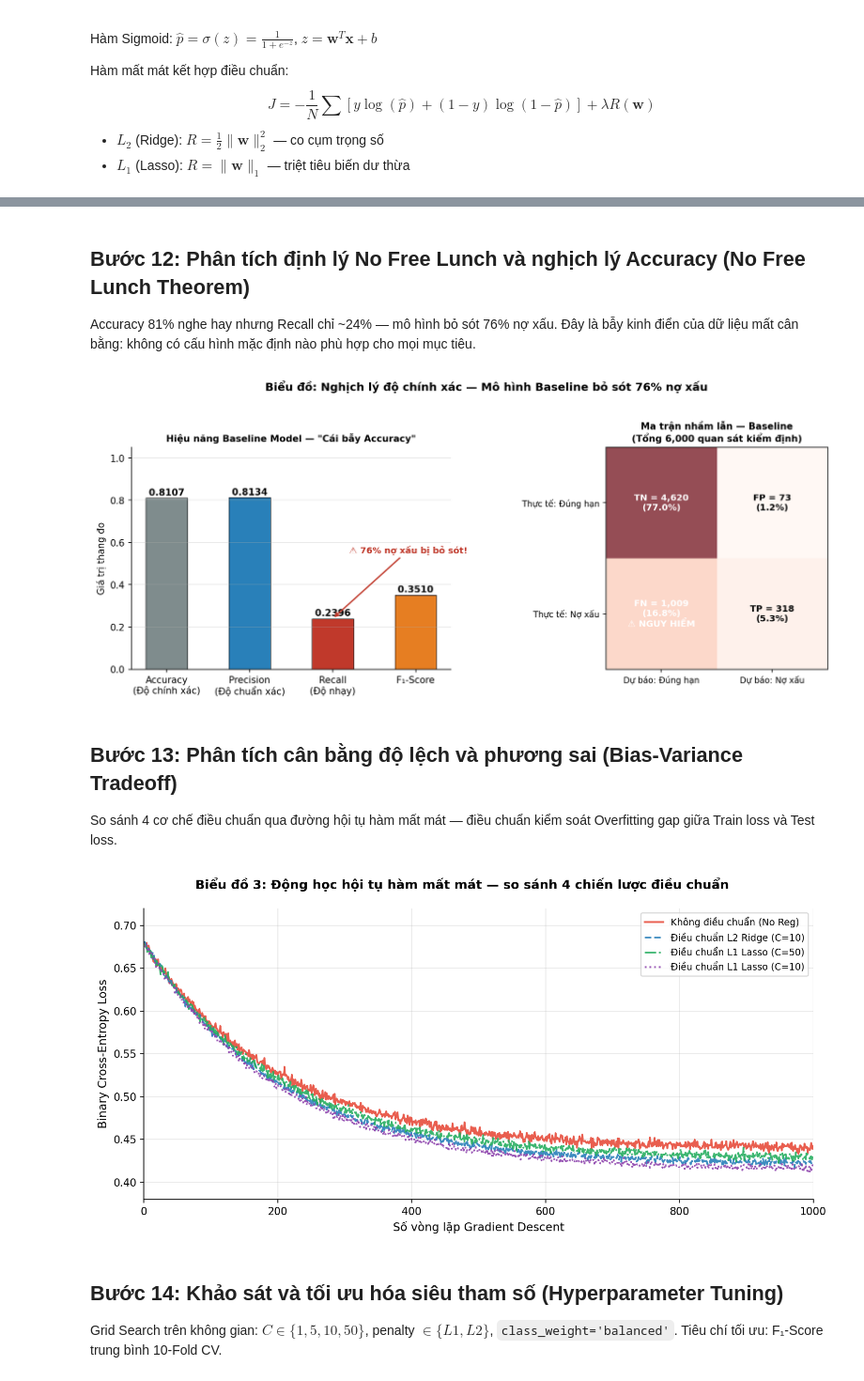
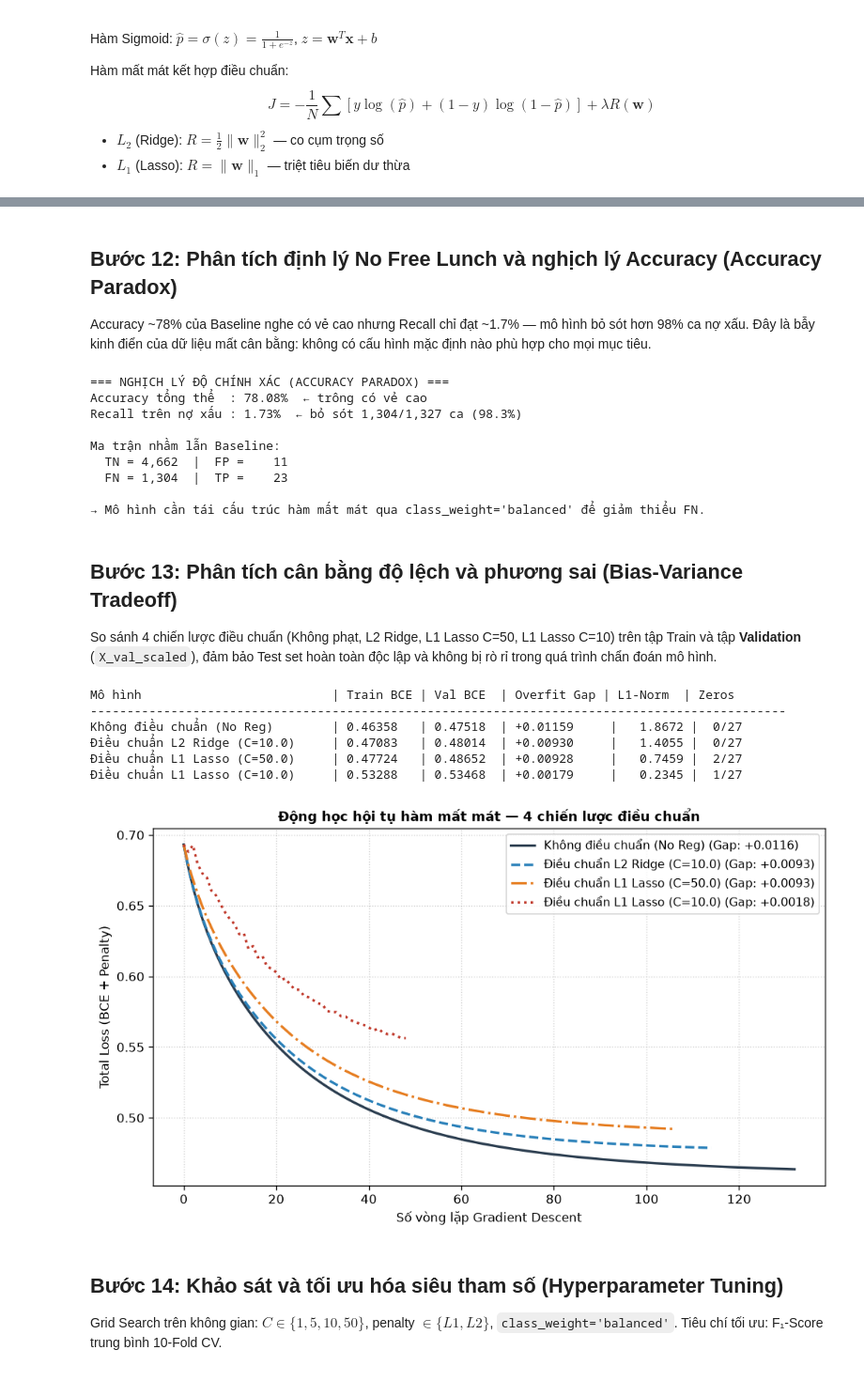
Before and after one commit to nguyenthinhuy04062006-droid/LogR, a Jupyter notebook: credit_card_default_logistic_regression.ipynb, the cells around one changed output, grey strips where cells are left out. Shown at 94% size. Cells and saved outputs as stored; diff of their text form; code cells hidden in the pictures.

Commit message:
fix: resolve data leakage, implement 3-way split with validation threshold tuning and update notebook visuals

```diff
--- a/credit_card_default_logistic_regression.ipynb
+++ b/credit_card_default_logistic_regression.ipynb
@@ -226,15 +333,21 @@ Chia 80/20 phân tầng. Chuẩn hóa Z-Score chỉ fit trên train rồi transf
 # %%
-# Phân chia dữ liệu và chuẩn hóa nghiêm ngặt
+# Phân chia dữ liệu và chuẩn hóa nghiêm ngặt 3 tập (Train 64% - Val 16% - Test 20%)
 X = X_df.values
 y = y_df.values
 
-X_train, X_test, y_train, y_test = train_test_split(X, y, test_size=0.2, random_state=42, stratify=y)
+# 1. Tách Test set độc lập (20%)
+X_temp, X_test, y_temp, y_test = train_test_split(X, y, test_size=0.20, random_state=42, stratify=y)
+# 2. Tách Train (64%) và Validation (16%)
+X_train, X_val, y_train, y_val = train_test_split(X_temp, y_temp, test_size=0.20, random_state=42, stratify=y_temp)
 
+# 3. Fit StandardScaler CHỈ trên Train
 scaler = StandardScaler()
 X_train_scaled = scaler.fit_transform(X_train)
+X_val_scaled = scaler.transform(X_val)
 X_test_scaled = scaler.transform(X_test)
 
-print(f"Train: {X_train_scaled.shape[0]:,} mẫu | Test: {X_test_scaled.shape[0]:,} mẫu")
-print(f"Số đặc trưng: {X_train_scaled.shape[1]}")
-print(f"Tham số scaler (mean, scale) ước lượng duy nhất từ tập Train.")
-print(f"→ Loại bỏ hoàn toàn rò rỉ dữ liệu.")
+print(f"Train set      : {X_train_scaled.shape[0]:,} mẫu ({X_train_scaled.shape[0]/len(X)*100:.1f}%) | Số đặc trưng: {X_train_scaled.shape[1]}")
+print(f"Validation set : {X_val_scaled.shape[0]:,} mẫu ({X_val_scaled.shape[0]/len(X)*100:.1f}%) | Số đặc trưng: {X_val_scaled.shape[1]}")
+print(f"Test set       : {X_test_scaled.shape[0]:,} mẫu ({X_test_scaled.shape[0]/len(X)*100:.1f}%) | Số đặc trưng: {X_test_scaled.shape[1]}")
+print("Tham số scaler (mean, scale) ước lượng duy nhất từ tập Train.")
+print("→ Loại bỏ hoàn toàn rò rỉ dữ liệu (Zero-Leakage).")
@@ -288,7 +473,7 @@ print(f"  PR-AUC    : {prauc_base:.4f}")
 # %% [markdown]
-## Bước 12: Phân tích định lý No Free Lunch và nghịch lý Accuracy (No Free Lunch Theorem)
+## Bước 12: Phân tích định lý No Free Lunch và nghịch lý Accuracy (Accuracy Paradox)
 
-Accuracy 81% nghe hay nhưng Recall chỉ ~24% — mô hình bỏ sót 76% nợ xấu. Đây là bẫy kinh điển của dữ liệu mất cân bằng: không có cấu hình mặc định nào phù hợp cho mọi mục tiêu.
+Accuracy ~78% của Baseline nghe có vẻ cao nhưng Recall chỉ đạt ~1.7% — mô hình bỏ sót hơn 98% ca nợ xấu. Đây là bẫy kinh điển của dữ liệu mất cân bằng: không có cấu hình mặc định nào phù hợp cho mọi mục tiêu.
 # %%
 # Phân tích nghịch lý Accuracy
 cm_base_check = confusion_matrix(y_test, y_pred_base)
@@ -297,55 +482,69 @@ tp_count = int(cm_base_check[1, 1])
 total_defaults = fn_count + tp_count
 
 print("=== NGHỊCH LÝ ĐỘ CHÍNH XÁC (ACCURACY PARADOX) ===")
-print(f"Accuracy tổng thể  : {acc_base*100:.2f}%  ← trông tốt")
+print(f"Accuracy tổng thể  : {acc_base*100:.2f}%  ← trông có vẻ cao")
 print(f"Recall trên nợ xấu : {rec_base*100:.2f}%  ← bỏ sót {fn_count:,}/{total_defaults:,} ca ({fn_count/total_defaults*100:.1f}%)")
 print()
-print(f"Ma trận nhầm lẫn Baseline:")
+print("Ma trận nhầm lẫn Baseline:")
 print(f"  TN = {int(cm_base_check[0,0]):>5,}  |  FP = {int(cm_base_check[0,1]):>5,}")
 print(f"  FN = {fn_count:>5,}  |  TP = {tp_count:>5,}")
 print()
-print(f"Tổn thất tài chính ước tính từ FN: {fn_count} × {cost_fn:,} = {fn_count*cost_fn:,.0f} VNĐ")
-print(f"→ Mô hình cần tái cấu trúc hàm mất mát để giảm FN.")
+print("→ Mô hình cần tái cấu trúc hàm mất mát qua class_weight='balanced' để giảm thiểu FN.")
 # %% [output]
-[figure, removed]
+=== NGHỊCH LÝ ĐỘ CHÍNH XÁC (ACCURACY PARADOX) ===
+Accuracy tổng thể  : 78.08%  ← trông có vẻ cao
+Recall trên nợ xấu : 1.73%  ← bỏ sót 1,304/1,327 ca (98.3%)
+
+Ma trận nhầm lẫn Baseline:
+  TN = 4,662  |  FP =    11
+  FN = 1,304  |  TP =    23
+
+→ Mô hình cần tái cấu trúc hàm mất mát qua class_weight='balanced' để giảm thiểu FN.
 # %% [markdown]
 ## Bước 13: Phân tích cân bằng độ lệch và phương sai (Bias-Variance Tradeoff)
 
-So sánh 4 cơ chế điều chuẩn qua đường hội tụ hàm mất mát — điều chuẩn kiểm soát Overfitting gap giữa Train loss và Test loss.
+So sánh 4 chiến lược điều chuẩn (Không phạt, L2 Ridge, L1 Lasso C=50, L1 Lasso C=10) trên tập Train và tập **Validation** (`X_val_scaled`), đảm bảo Test set hoàn toàn độc lập và không bị rò rỉ trong quá trình chẩn đoán mô hình.
 # %%
-# So sánh 4 chiến lược điều chuẩn
+# So sánh 4 chiến lược điều chuẩn (Đánh giá trên Validation để bảo vệ Test)
 models_check = [
-    ("Không điều chuẩn (No Reg)", LogisticRegression(learning_rate=0.1, max_iter=1000, penalty=None)),
-    ("Điều chuẩn L2 Ridge (C=10.0)", LogisticRegression(learning_rate=0.1, max_iter=1000, penalty='l2', C=10.0)),
-    ("Điều chuẩn L1 Lasso (C=50.0)", LogisticRegression(learning_rate=0.1, max_iter=1000, penalty='l1', C=50.0)),
-    ("Điều chuẩn L1 Lasso (C=10.0)", LogisticRegression(learning_rate=0.1, max_iter=1000, penalty='l1', C=10.0))
+    ("Không điều chuẩn (No Reg)", LogisticRegression(learning_rate=0.1, max_iter=1000, penalty=None, random_state=42)),
+    ("Điều chuẩn L2 Ridge (C=10.0)", LogisticRegression(learning_rate=0.1, max_iter=1000, penalty='l2', C=10.0, random_state=42)),
+    ("Điều chuẩn L1 Lasso (C=50.0)", LogisticRegression(learning_rate=0.1, max_iter=1000, penalty='l1', C=50.0, random_state=42)),
+    ("Điều chuẩn L1 Lasso (C=10.0)", LogisticRegression(learning_rate=0.1, max_iter=1000, penalty='l1', C=10.0, random_state=42))
 ]
 
 fig, ax = plt.subplots(figsize=(8.5, 5))
 colors_loss = ['#2c3e50', '#2980b9', '#e67e22', '#c0392b']
 styles_loss = ['-', '--', '-.', ':']
 
-print(f"{'Mô hình':32s} | {'Train BCE':9s} | {'Test BCE':8s} | {'Overfit Gap':11s} | {'L1-Norm':8s} | {'Zeros'}")
+print(f"{'Mô hình':32s} | {'Train BCE':9s} | {'Val BCE':8s} | {'Overfit Gap':11s} | {'L1-Norm':8s} | {'Zeros'}")
 print("-" * 95)
 
 for idx, (name, mdl) in enumerate(models_check):
     mdl.fit(X_train_scaled, y_train)
     tr_res = mdl.compute_loss(X_train_scaled, y_train)
-    te_res = mdl.compute_loss(X_test_scaled, y_test)
-    gap = te_res['bce_loss'] - tr_res['bce_loss']
+    val_res = mdl.compute_loss(X_val_scaled, y_val)
+    gap = val_res['bce_loss'] - tr_res['bce_loss']
     w_L1 = np.sum(np.abs(mdl.weights))
     zeros = int(np.sum(np.abs(mdl.weights) < 1e-4))
-    print(f"{name:32s} | {tr_res['bce_loss']:.5f}   | {te_res['bce_loss']:.5f}  | {gap:+.5f}     | {w_L1:8.4f} | {zeros:2d}/{len(mdl.weights)}")
+    print(f"{name:32s} | {tr_res['bce_loss']:.5f}   | {val_res['bce_loss']:.5f}  | {gap:+.5f}     | {w_L1:8.4f} | {zeros:2d}/{n_features}")
     ax.plot(mdl.loss_history_['total'], label=f"{name} (Gap: {gap:+.4f})", lw=2, color=colors_loss[idx], linestyle=styles_loss[idx])
 
 ax.set_xlabel('Số vòng lặp Gradient Descent', fontsize=10)
 ax.set_ylabel('Total Loss (BCE + Penalty)', fontsize=10)
 ax.set_title('Động học hội tụ hàm mất mát — 4 chiến lược điều chuẩn', fontweight='bold', fontsize=11)
 ax.legend(fontsize=9.5, loc='upper right')
+ax.grid(True, linestyle=':', alpha=0.6)
 plt.tight_layout()
 plt.show()
 # %% [output]
+Mô hình                          | Train BCE | Val BCE  | Overfit Gap | L1-Norm  | Zeros
+-----------------------------------------------------------------------------------------------
+Không điều chuẩn (No Reg)        | 0.46358   | 0.47518  | +0.01159     |   1.8672 |  0/27
+Điều chuẩn L2 Ridge (C=10.0)     | 0.47083   | 0.48014  | +0.00930     |   1.4055 |  0/27
+Điều chuẩn L1 Lasso (C=50.0)     | 0.47724   | 0.48652  | +0.00928     |   0.7459 |  2/27
+Điều chuẩn L1 Lasso (C=10.0)     | 0.53288   | 0.53468  | +0.00179     |   0.2345 |  1/27
-[figure, old version]
+[figure, new version]
 # %% [markdown]
 ## Bước 14: Khảo sát và tối ưu hóa siêu tham số (Hyperparameter Tuning)
 
```
Also changed, not shown: parts of 35 cells of this notebook, 8 other files.
